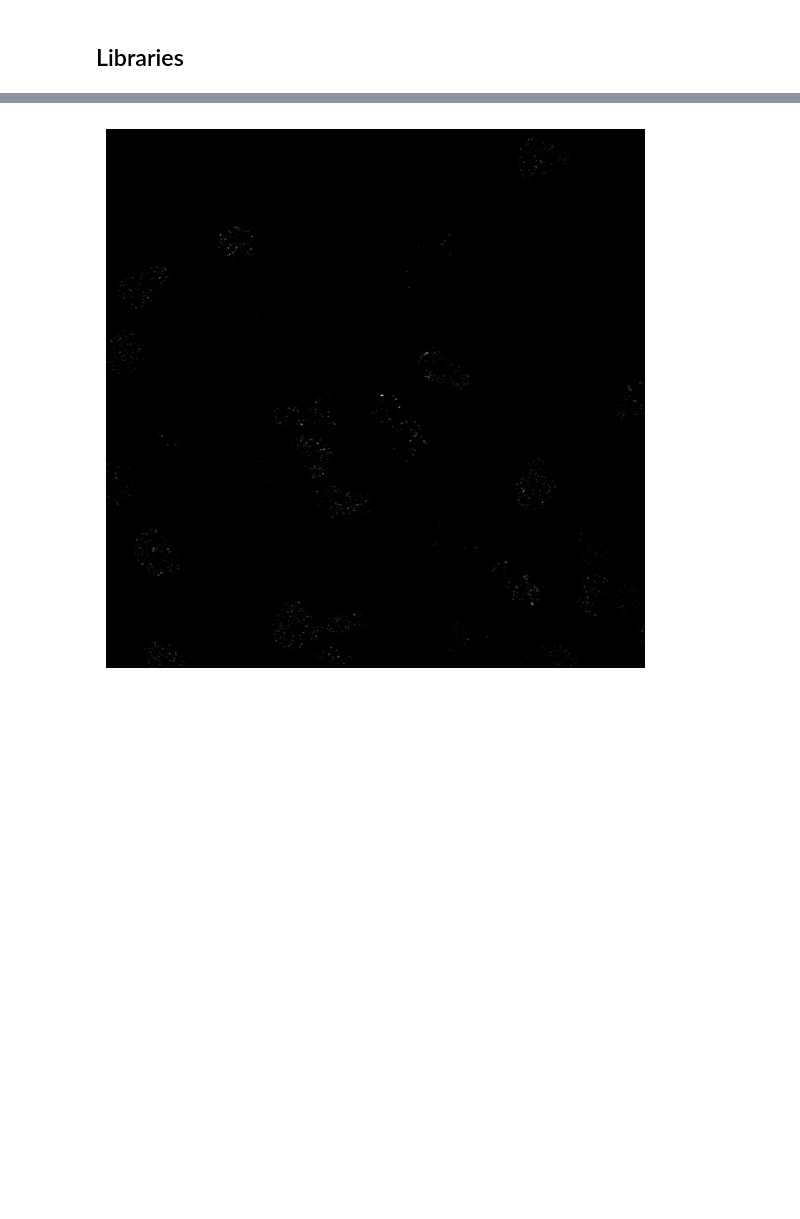
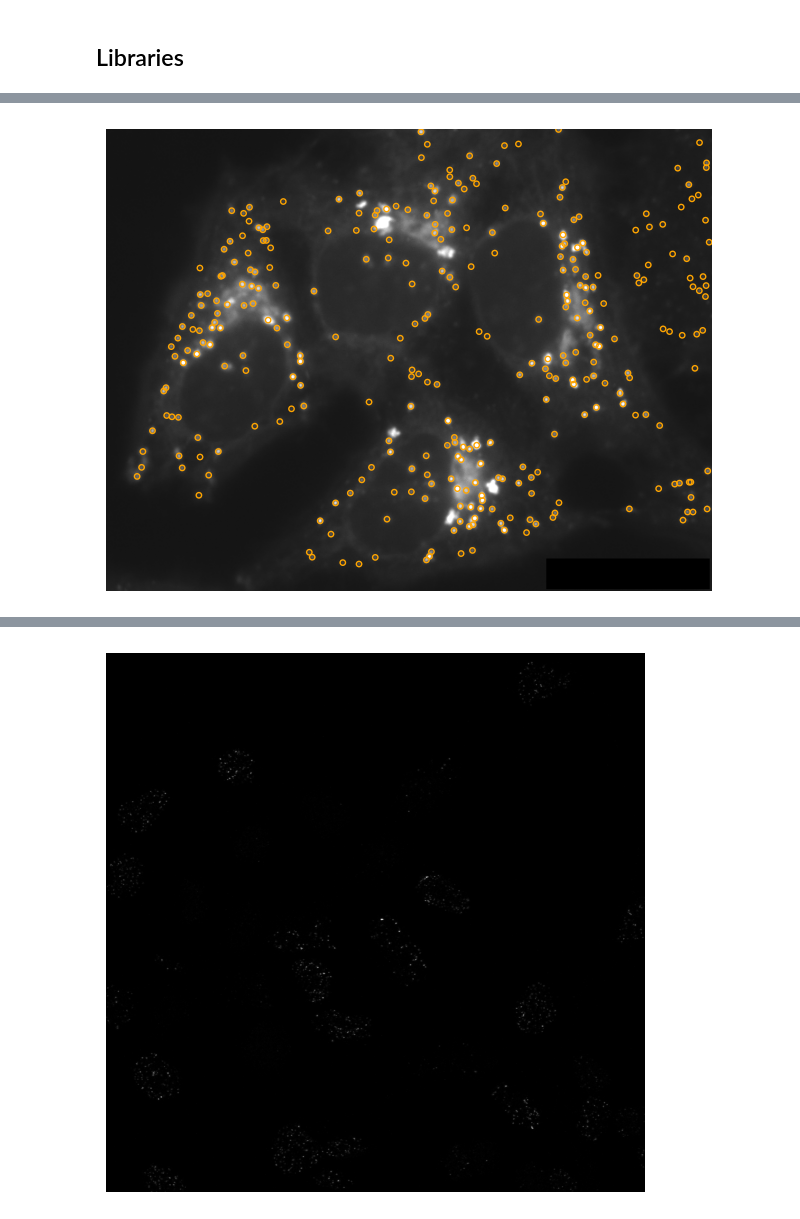
Before and after one commit to NL-BioImaging/NL-BioImageAnalysis-course2026, a Jupyter notebook: day_2/deep_learning/spotiflow.ipynb, the cells around one changed output, grey strips where cells are left out. Saved outputs shown, nothing was run; the diff lists cells and outputs as text; code cells hidden in the pictures; blank space fills up the shorter version.

```diff
--- a/day_2/deep_learning/spotiflow.ipynb
+++ b/day_2/deep_learning/spotiflow.ipynb
@@ -33,0 +45,7 @@ We use the first channel of the irradiated image, the one with the DNA damage fo
+# %%
+model_spots = Spotiflow.from_pretrained("general")
+
+points_lyso, details = model_spots.predict(img_lyso)
+
+print(f"found {len(points_lyso)} spots")
+print(points_lyso[:5])
@@ -33,0 +68,7 @@ We use the first channel of the irradiated image, the one with the DNA damage fo
+# %%
+_ = plt.figure(figsize=(8, 6))
+_ = plt.imshow(img_lyso, cmap="gray", vmax=np.percentile(img_lyso, 99.8))
+_ = plt.scatter(points_lyso[:, 1], points_lyso[:, 0], s=15, facecolors="none", edgecolors="orange")
+_ = plt.axis("off")
+# %% [output]
+[figure, added]
```
Also changed, not shown: parts of 20 cells of this notebook, 1 other file.
